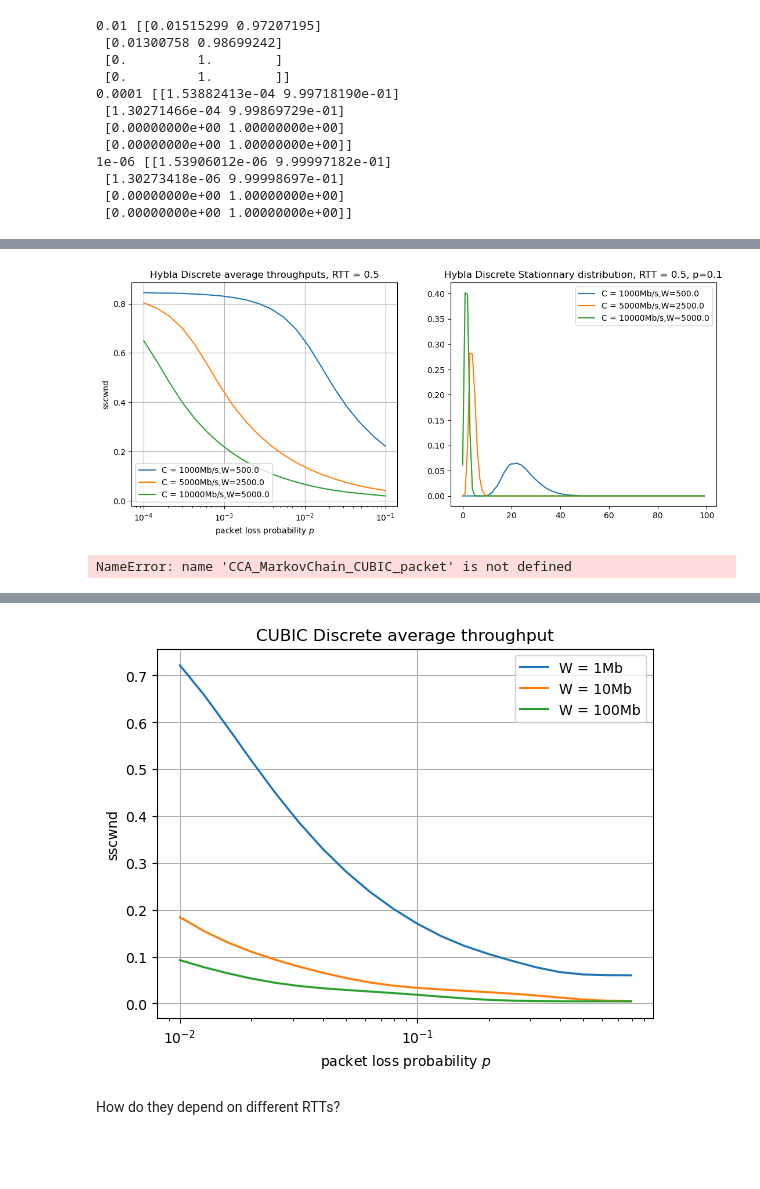
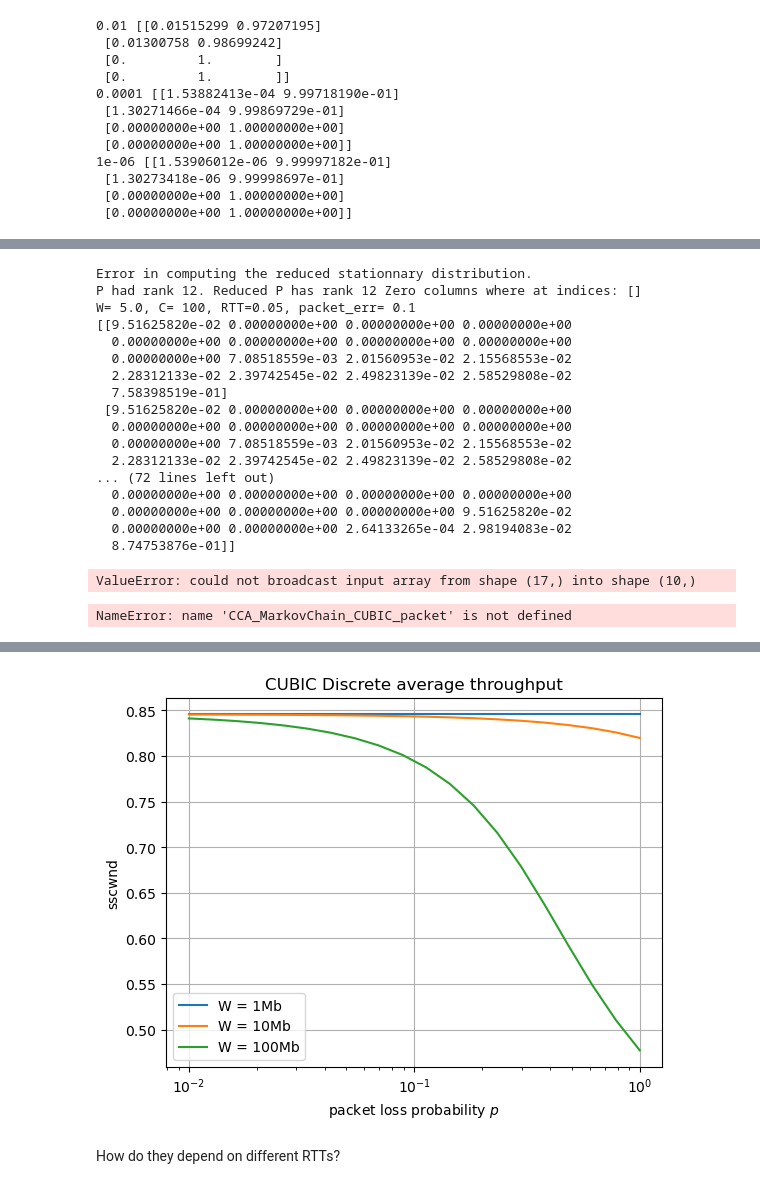
Before and after one commit to megretj/qpepcca, a Jupyter notebook: packetBasedMarkovianModel.ipynb, the cells around one changed output, grey strips where cells are left out. Cells and saved outputs as stored; diff of their text form; code cells hidden in the pictures; blank space fills up the shorter version.

Commit message:
commit before changing to bit error

```diff
--- a/packetBasedMarkovianModel.ipynb
+++ b/packetBasedMarkovianModel.ipynb
@@ -146,8 +152,8 @@ print(hyb.Dmax[50,50])
 # %%
-p = 0.01
+p = 2
 b = 0.7
-RTT0=0.01
-wired = CCA_MarkovChain_Hybla_packet_new(packet_err=p,beta=0.7,N=100,C = 300, RTT_real=R, RTT0=0.025)
+R = 0.1
+wired = CCA_MarkovChain_Hybla_packet_new(packet_err=p,beta=0.7,N=100,C = 10, RTT_real=R, RTT0=0.025)
 wired.avg_throughput()
 print(f"Rho is equal to {wired.rho}")
 print(f"Average throughput is {wired.ssThroughput}")
@@ -216,7 +232,7 @@ for i in ps:
  [0.00000000e+00 1.00000000e+00]
  [0.00000000e+00 1.00000000e+00]]
 # %%
-wired = CCA_MarkovChain_CUBIC_packet(packet_err=0.1,beta=0.7,N=300,C = 312, RTT_real = 0.5)
+wired = CCA_MarkovChain_CUBIC_packet(packet_err=0.1,beta=0.7,N=300,C = 10, RTT_real = 0.5)
 ps = np.logspace(-6,-0.5,4)
 fig, axs = plt.subplots(1, 2, figsize=(13,5))
 for i in ps:
@@ -247,5 +263,5 @@ plt.show()
 # %%
-hyb = CCA_MarkovChain_Hybla_packet(packet_err=0.,beta=0.7,N=100,C =1000, RTT_real = 0.5, RTT0=0.1)
+hyb = CCA_MarkovChain_Hybla_packet_new(packet_err=0.0,beta=0.7,N=100,C =50, RTT_real = 0.5, RTT0=0.05)
 probij = np.zeros((40,3))
 ps = np.logspace(-4,-1,40)
 probe_states = [0,50,75]
@@ -253,6 +269,7 @@ d_mins = np.zeros((40,3))
 d_maxs = np.zeros((40,3))
 for i,p in enumerate(ps):
     hyb.packet_err = p
+    hyb.update()
     hyb.compute_stationnary_distribution()
     for j,start in enumerate(probe_states):
         probij[i,j] = hyb.Ptilde[start,start+1]
@@ -270,9 +287,11 @@ for a,b in enumerate(probe_states):
     axs[1].plot(ps,d_mins[:,a],label = f"$Dmin({b},{b})$")
     axs[1].plot(ps,d_maxs[:,a],label = f"$Dmax({b},{b})$")
     axs[0].plot(ps,probij[:,a], label = f"{b}")
+axs[0].semilogx()
 axs[0].set_title(f"Probability to grow from state i to i+1")
 axs[0].set_xlabel("p (packet loss probability)")
 axs[0].set_ylabel("$P_{i,i+1}$")
 axs[0].legend()
+axs[1].semilogx()
 axs[1].legend()
 # %% [output]
@@ -287,15 +306,16 @@ axs[1].legend()
 # %%
-err_rates = np.logspace(-4,-1,20)
+err_rates = np.logspace(-4,0,20)
 err_ss = 1e-1
-bandwidths = [1000,5000,10000]
-RTT = 0.5
+bandwidths = [100,500,1000]
+RTT = 0.05
+N = int(1000*0.025/np.sqrt(2))
 throughputs = np.zeros([len(bandwidths),len(err_rates)])
-sdistr = np.zeros([len(bandwidths),100])
+sdistr = np.zeros([len(bandwidths),N])
 for k,C in enumerate(bandwidths):
-    sdistr[k,:] = CCA_MarkovChain_Hybla_packet_new(packet_err=err_ss,beta=0.7,N=100,C = C,RTT_real=RTT, RTT0=0.025).compute_stationnary_distribution()
+    sdistr[k,:] = CCA_MarkovChain_Hybla_packet_new(packet_err=err_ss,beta=0.7,N=N,C = C,RTT_real=RTT, RTT0=0.025).compute_stationnary_distribution()
     for i, l in enumerate(err_rates):
-        wireless = CCA_MarkovChain_Hybla_packet_new(packet_err=l,beta=0.7,N=100,C = C,RTT_real=RTT, RTT0=0.025)
-        throughputs[k,i] = wireless.avg_throughput()/C
+        wireless = CCA_MarkovChain_Hybla_packet_new(packet_err=l,beta=0.7,N=N,C = C,RTT_real=RTT, RTT0=0.025)
+        throughputs[k,i] = wireless.sscwnd()
 fig, axs = plt.subplots(1, 2, figsize=(13,5))
 for k,C in enumerate(bandwidths):
     axs[0].plot(err_rates,throughputs[k,:], label = f"C = {C}Mb/s,W={RTT*C}")
@@ -310,7 +330,24 @@ axs[0].set_xlabel(r"packet loss probability $p$")
 axs[0].set_ylabel(r'sscwnd')
 plt.show()
 # %% [output]
-[figure, removed]
+Error in computing the reduced stationnary distribution.
+P had rank 12. Reduced P has rank 12 Zero columns where at indices: []
+W= 5.0, C= 100, RTT=0.05, packet_err= 0.1
+[[9.51625820e-02 0.00000000e+00 0.00000000e+00 0.00000000e+00
+  0.00000000e+00 0.00000000e+00 0.00000000e+00 0.00000000e+00
+  0.00000000e+00 7.08518559e-03 2.01560953e-02 2.15568553e-02
+  2.28312133e-02 2.39742545e-02 2.49823139e-02 2.58529808e-02
+  7.58398519e-01]
+ [9.51625820e-02 0.00000000e+00 0.00000000e+00 0.00000000e+00
+  0.00000000e+00 0.00000000e+00 0.00000000e+00 0.00000000e+00
+  0.00000000e+00 7.08518559e-03 2.01560953e-02 2.15568553e-02
+  2.28312133e-02 2.39742545e-02 2.49823139e-02 2.58529808e-02
+... (72 lines left out)
+  0.00000000e+00 0.00000000e+00 0.00000000e+00 0.00000000e+00
+  0.00000000e+00 0.00000000e+00 0.00000000e+00 9.51625820e-02
+  0.00000000e+00 0.00000000e+00 2.64133265e-04 2.98194083e-02
+  8.74753876e-01]]
+ValueError: could not broadcast input array from shape (17,) into shape (10,)
 # %%
 p = 0.005
 b = 0.7
@@ -340,11 +377,11 @@ import numpy as np
 import matplotlib.pyplot as plt
 from ccaModels import CCA_MarkovChain_CUBIC_packet, CCA_MarkovChain_Hybla_packet, CCA_MarkovChain_Hybla_packet_new
 
-err_rates = np.logspace(-2,-0.1,20)
+err_rates = np.logspace(-2,0,20)
 throughputs = np.zeros([3,len(err_rates)])
-for k,C in enumerate([100,500,1000]):
+for k,C in enumerate([10,50,100]):
     for i, l in enumerate(err_rates):
-        wireless = CCA_MarkovChain_CUBIC_packet(packet_err=l,beta=0.7,N=100,C = C,RTT_real=0.1)
+        wireless = CCA_MarkovChain_Hybla_packet_new(packet_err=l,beta=0.7,N=100,C = C,RTT_real=0.1, RTT0 = 0.05)
         throughputs[k,i] = wireless.avg_throughput()
 
 plt.plot(err_rates,throughputs[0,:], label = "W = 1Mb")
@@ -363,4 +398,4 @@ Intel MKL WARNING: Support of Intel(R) Streaming SIMD Extensions 4.2 (Intel(R) S
-[figure, old version]
+[figure, new version]
 # %% [markdown]
 How do they depend on different RTTs?
 # %%
```
Also changed, not shown: parts of 7 cells of this notebook, 4 other files.
